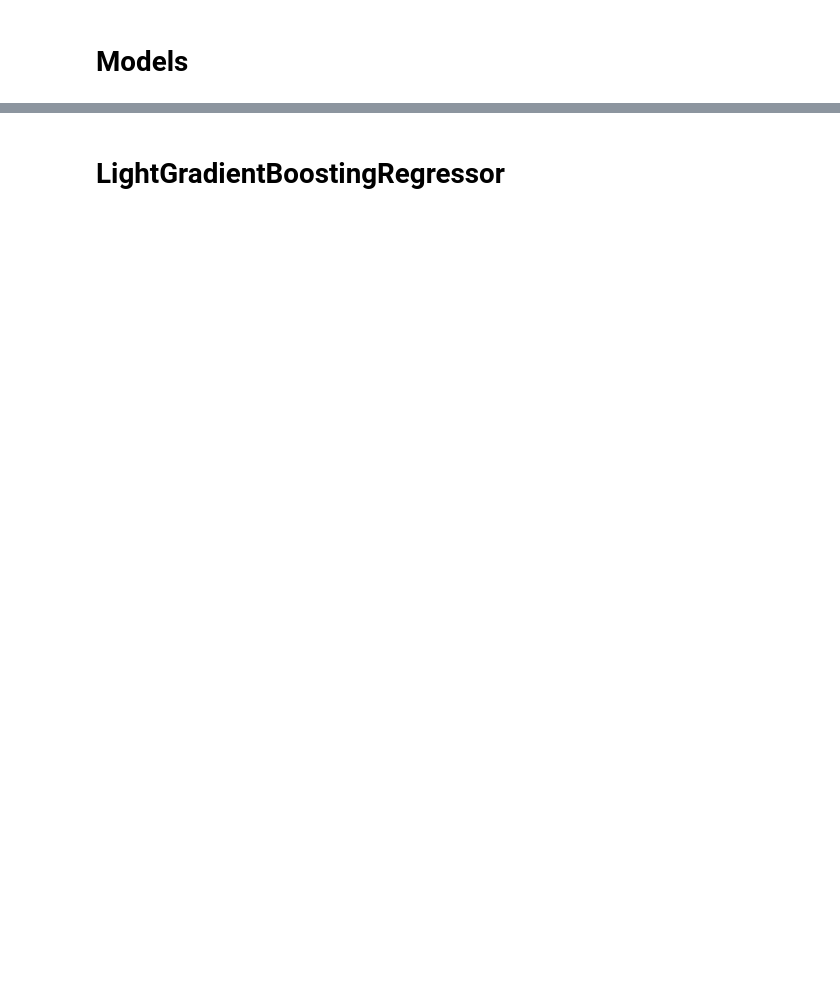
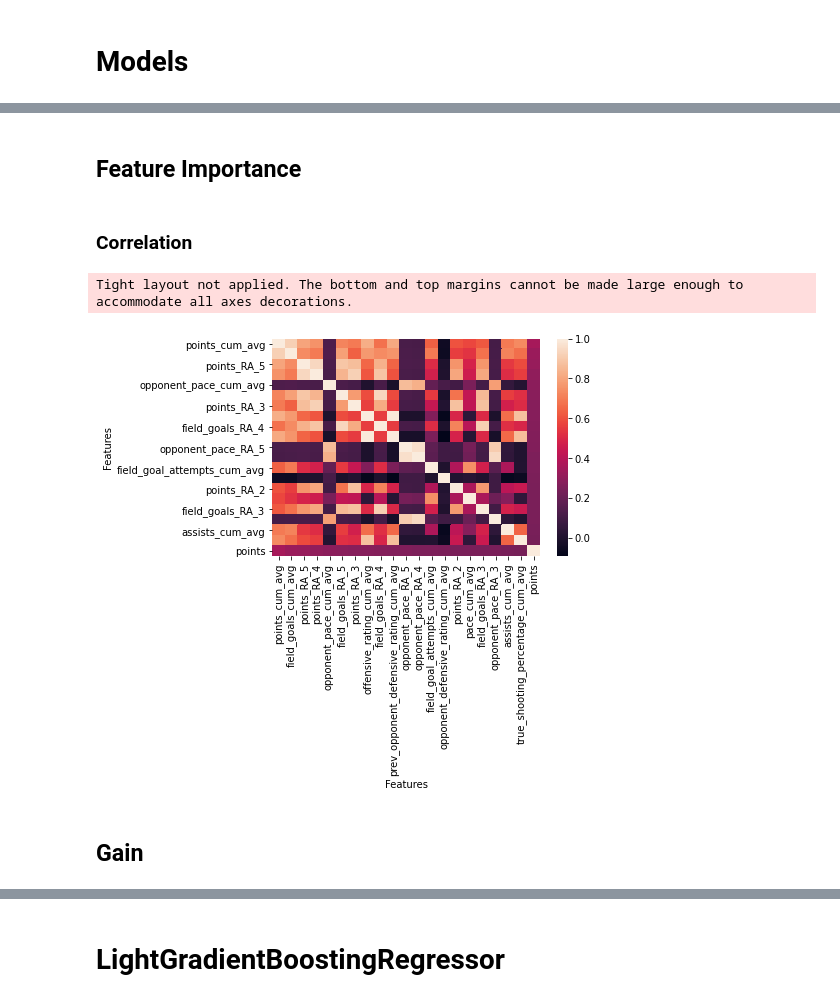
Before and after one commit to Lhett2626/Capstone, a Jupyter notebook: Models.ipynb, the cells around one changed output, grey strips where cells are left out. Cells and saved outputs as stored; diff of their text form; code cells hidden in the pictures; blank space fills up the shorter version.

```diff
--- a/Models.ipynb
+++ b/Models.ipynb
@@ -48,0 +56,2 @@ pd.DataFrame(full_regression_df.corrwith(by_team_df['points'])).plot(kind='barh'
+# %%
+full_regression_df_regression.dropna(axis=0, how='any', inplace = True)#, thresh=None, subset=None, inplace=False)
@@ -48,0 +60,3 @@ pd.DataFrame(full_regression_df.corrwith(by_team_df['points'])).plot(kind='barh'
+# %%
+y = full_regression_df_regression['points']
+X = full_regression_df_regression.drop(['points','team_name'], axis = 1)
@@ -48,0 +67,23 @@ pd.DataFrame(full_regression_df.corrwith(by_team_df['points'])).plot(kind='barh'
+# %% [markdown]
+## Feature Importance
+# %% [markdown]
+### Correlation
+# %%
+correlation_df = pd.DataFrame(X.corrwith(y), columns=['Pearson Correlation Coefficient'])
+correlation_df.sort_values(by=['Pearson Correlation Coefficient'], ascending=False, inplace=True)
+top_20_corr = correlation_df.head(20)
+top_20_corr.to_csv('top_20_corr.csv')
+# %%
+heatmaplist = list(top_20_corr.index)
+heatmaplist.append('points')
+# %%
+#sns.pairplot(top_20_corr, y_vars= ['points'], x_vars= list(top_20_corr.columns), height=10, aspect=0.6)
+
+sns.heatmap(full_regression_df_regression[heatmaplist].corr()).set(xlabel='Features', ylabel='Features')
+plt.tight_layout(pad=5)#, w_pad=2, h_pad=2)
+plt.savefig('CorrHeatMap.png')
+# %% [output]
+Tight layout not applied. The bottom and top margins cannot be made large enough to accommodate all axes decorations.
+[figure, added]
+# %% [markdown]
+## Gain
```
Also changed, not shown: parts of 120 cells of this notebook, 2 other files.
